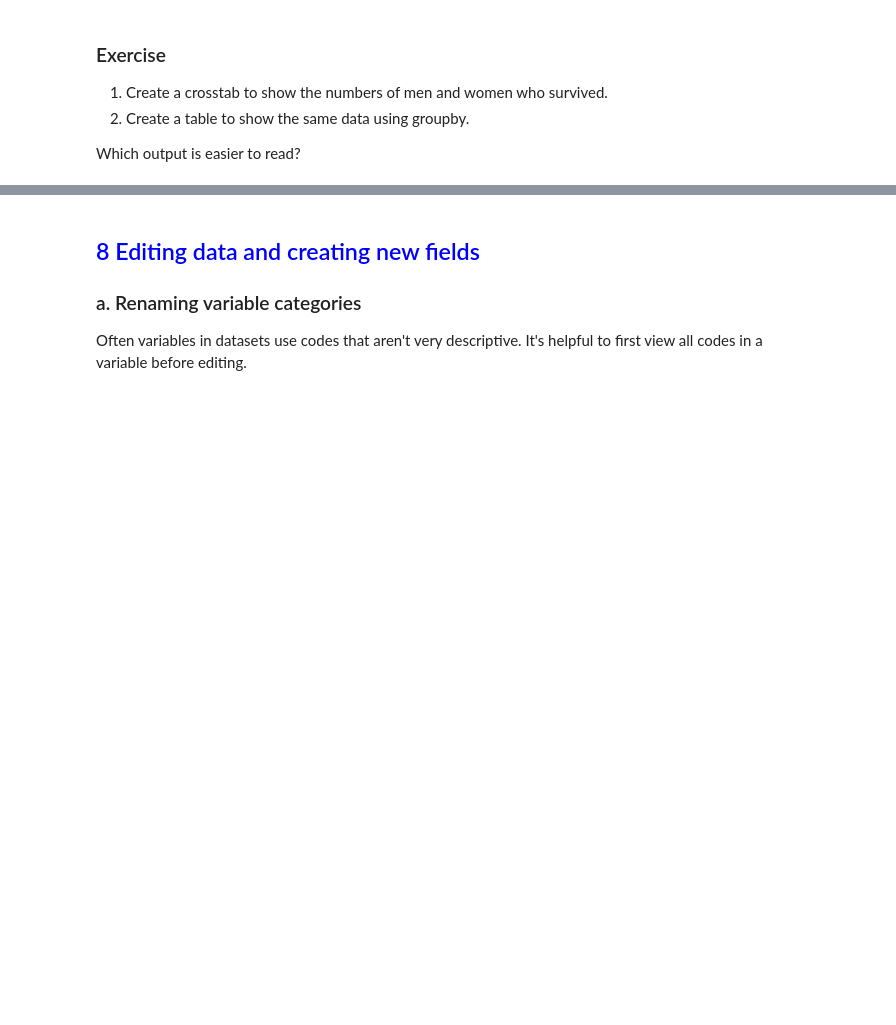
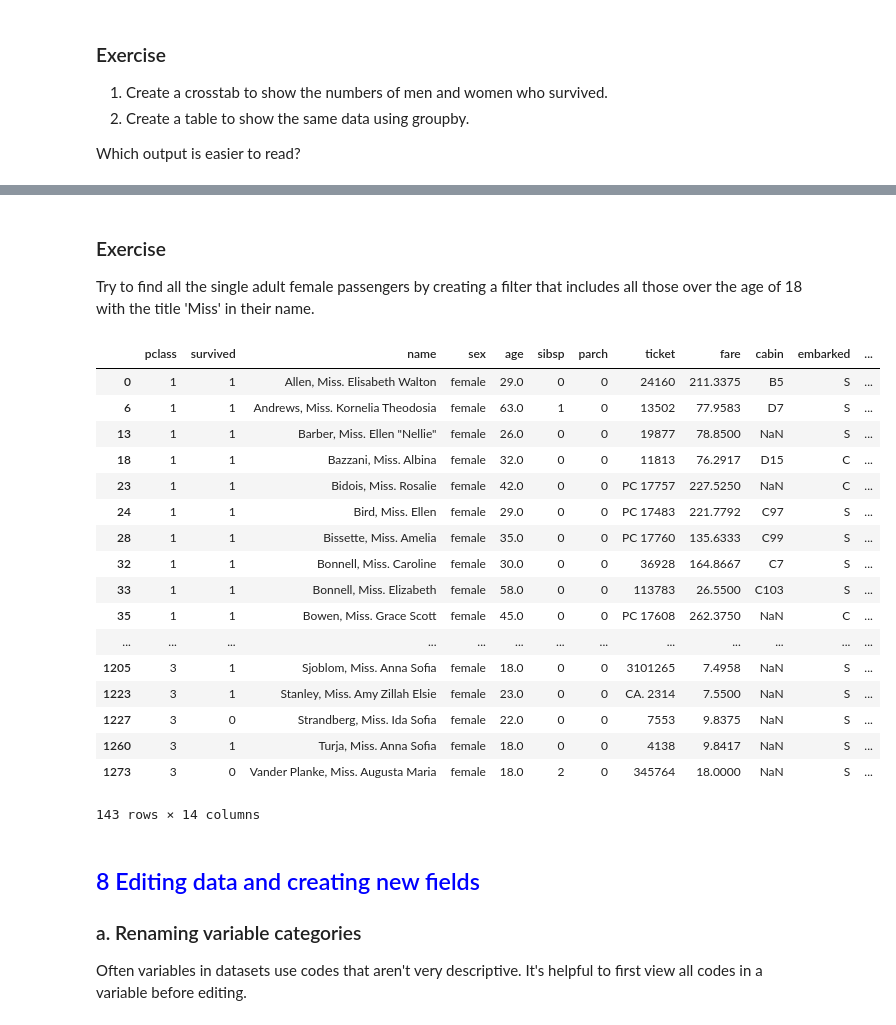
Before and after one commit to nichworby/python, a Jupyter notebook: ExploratoryDataAnalysisWithPython-Instructors-Part2.ipynb, the cells around one changed output, grey strips where cells are left out. Cells and saved outputs as stored; diff of their text form; code cells hidden in the pictures; blank space fills up the shorter version.

```diff
--- a/ExploratoryDataAnalysisWithPython-Instructors-Part2.ipynb
+++ b/ExploratoryDataAnalysisWithPython-Instructors-Part2.ipynb
@@ -126,3 +206,27 @@ __PLACEHOLDER: COULD DO THE REVIEW OF SELECTING DATA AT THIS POINT SINCE WE'RE A
+# %% [markdown]
+### Exercise
+Try to find all the single adult female passengers by creating a filter that includes all those over the age of 18 with the title 'Miss' in their name.
+# %%
+titanic[(titanic['name'].str.contains('Miss') & (titanic['age']>=18))]
+# %% [output]
+|  | pclass | survived | name | sex | age | sibsp | parch | ticket | fare | cabin | embarked | ... |
+| 0 | 1 | 1 | Allen, Miss. Elisabeth Walton | female | 29.0 | 0 | 0 | 24160 | 211.3375 | B5 | S | ... |
+| 6 | 1 | 1 | Andrews, Miss. Kornelia Theodosia | female | 63.0 | 1 | 0 | 13502 | 77.9583 | D7 | S | ... |
+| 13 | 1 | 1 | Barber, Miss. Ellen "Nellie" | female | 26.0 | 0 | 0 | 19877 | 78.8500 | NaN | S | ... |
+| 18 | 1 | 1 | Bazzani, Miss. Albina | female | 32.0 | 0 | 0 | 11813 | 76.2917 | D15 | C | ... |
+| 23 | 1 | 1 | Bidois, Miss. Rosalie | female | 42.0 | 0 | 0 | PC 17757 | 227.5250 | NaN | C | ... |
+| 24 | 1 | 1 | Bird, Miss. Ellen | female | 29.0 | 0 | 0 | PC 17483 | 221.7792 | C97 | S | ... |
+| 28 | 1 | 1 | Bissette, Miss. Amelia | female | 35.0 | 0 | 0 | PC 17760 | 135.6333 | C99 | S | ... |
+| 32 | 1 | 1 | Bonnell, Miss. Caroline | female | 30.0 | 0 | 0 | 36928 | 164.8667 | C7 | S | ... |
+| 33 | 1 | 1 | Bonnell, Miss. Elizabeth | female | 58.0 | 0 | 0 | 113783 | 26.5500 | C103 | S | ... |
+| 35 | 1 | 1 | Bowen, Miss. Grace Scott | female | 45.0 | 0 | 0 | PC 17608 | 262.3750 | NaN | C | ... |
+| ... | ... | ... | ... | ... | ... | ... | ... | ... | ... | ... | ... | ... |
+| 1205 | 3 | 1 | Sjoblom, Miss. Anna Sofia | female | 18.0 | 0 | 0 | 3101265 | 7.4958 | NaN | S | ... |
+| 1223 | 3 | 1 | Stanley, Miss. Amy Zillah Elsie | female | 23.0 | 0 | 0 | CA. 2314 | 7.5500 | NaN | S | ... |
+| 1227 | 3 | 0 | Strandberg, Miss. Ida Sofia | female | 22.0 | 0 | 0 | 7553 | 9.8375 | NaN | S | ... |
+| 1260 | 3 | 1 | Turja, Miss. Anna Sofia | female | 18.0 | 0 | 0 | 4138 | 9.8417 | NaN | S | ... |
+| 1273 | 3 | 0 | Vander Planke, Miss. Augusta Maria | female | 18.0 | 2 | 0 | 345764 | 18.0000 | NaN | S | ... |
+143 rows × 14 columns
 # %% [markdown]
 ## <font color='blue'>8 Editing data and creating new fields</font>
 
```
Also changed, not shown: parts of 21 cells of this notebook.
